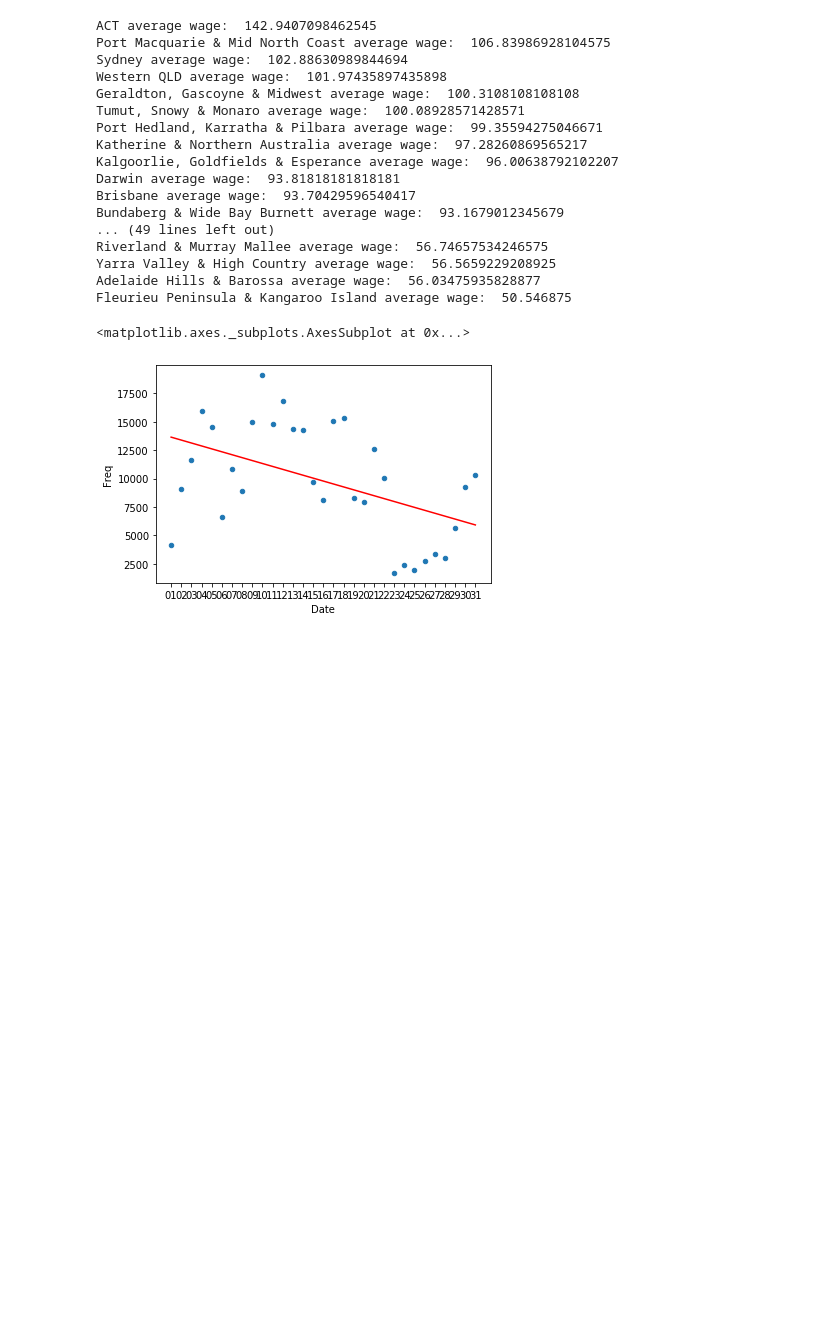
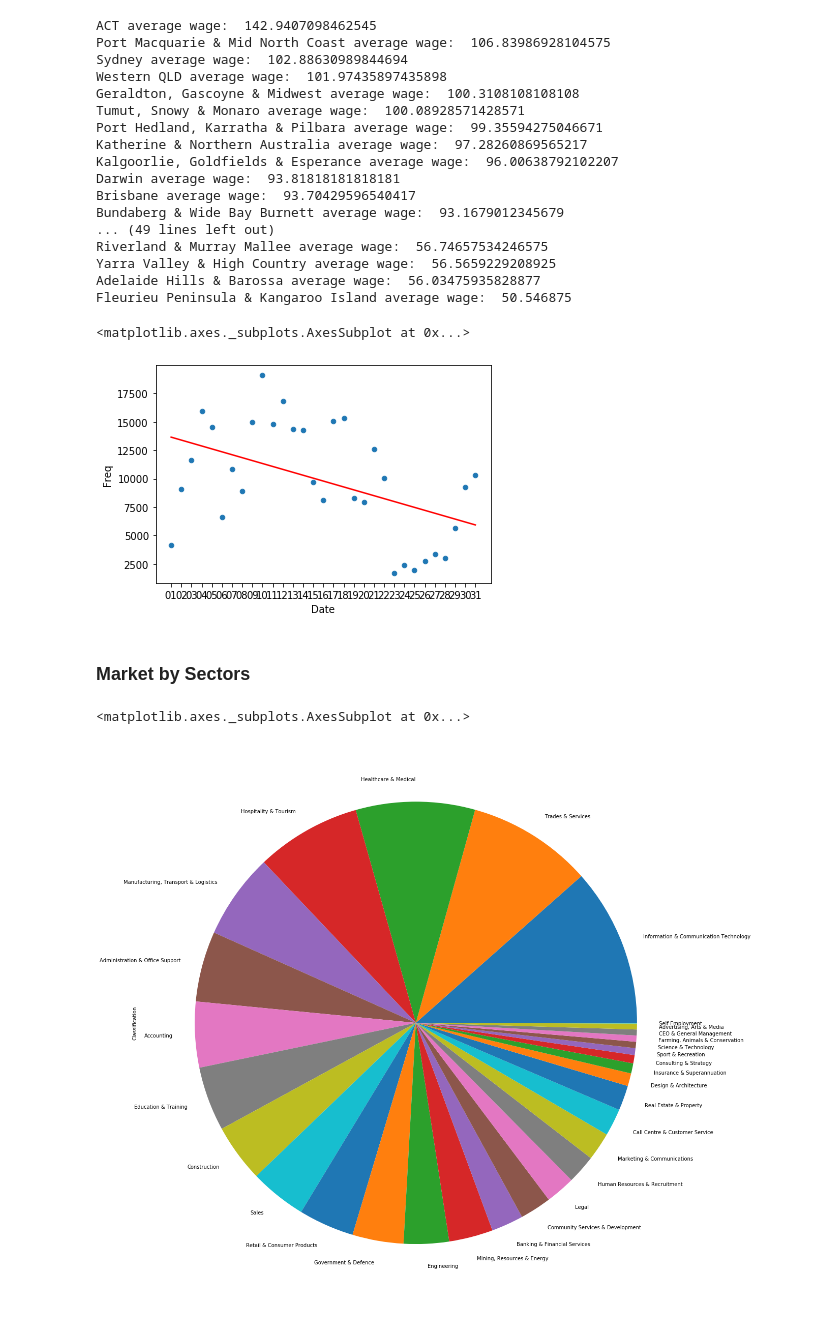
Before and after one commit to EthanLewis15/3803ICT_Big_Data_Assignment, a Jupyter notebook: assignment_main.ipynb, the cells around one changed output. Saved outputs shown, nothing was run; the diff lists cells and outputs as text; code cells hidden in the pictures; blank space fills up the shorter version.

```diff
--- a/assignment_main.ipynb
+++ b/assignment_main.ipynb
@@ -514,3 +514,14 @@ dataFrame.plot(x='Date', y='Treg', color='Red', legend=False,ax=ax)
 # %% [output]
 <matplotlib.axes._subplots.AxesSubplot at 0x...>
 [figure]
+# %% [markdown]
+### Market by Sectors
+# %%
+#Get share of the market by sectors
+dataFrame = baseDataFrame.dropna(subset=['Classification'])
+dataFrame = dataFrame.loc[0:, ['Classification']]
+value_bins = dataFrame["Classification"].value_counts()
+value_bins.plot.pie(y='Classification', figsize=(20, 20))
+# %% [output]
+<matplotlib.axes._subplots.AxesSubplot at 0x...>
+[figure, added]
```
Also changed, not shown: parts of 3 cells of this notebook.
